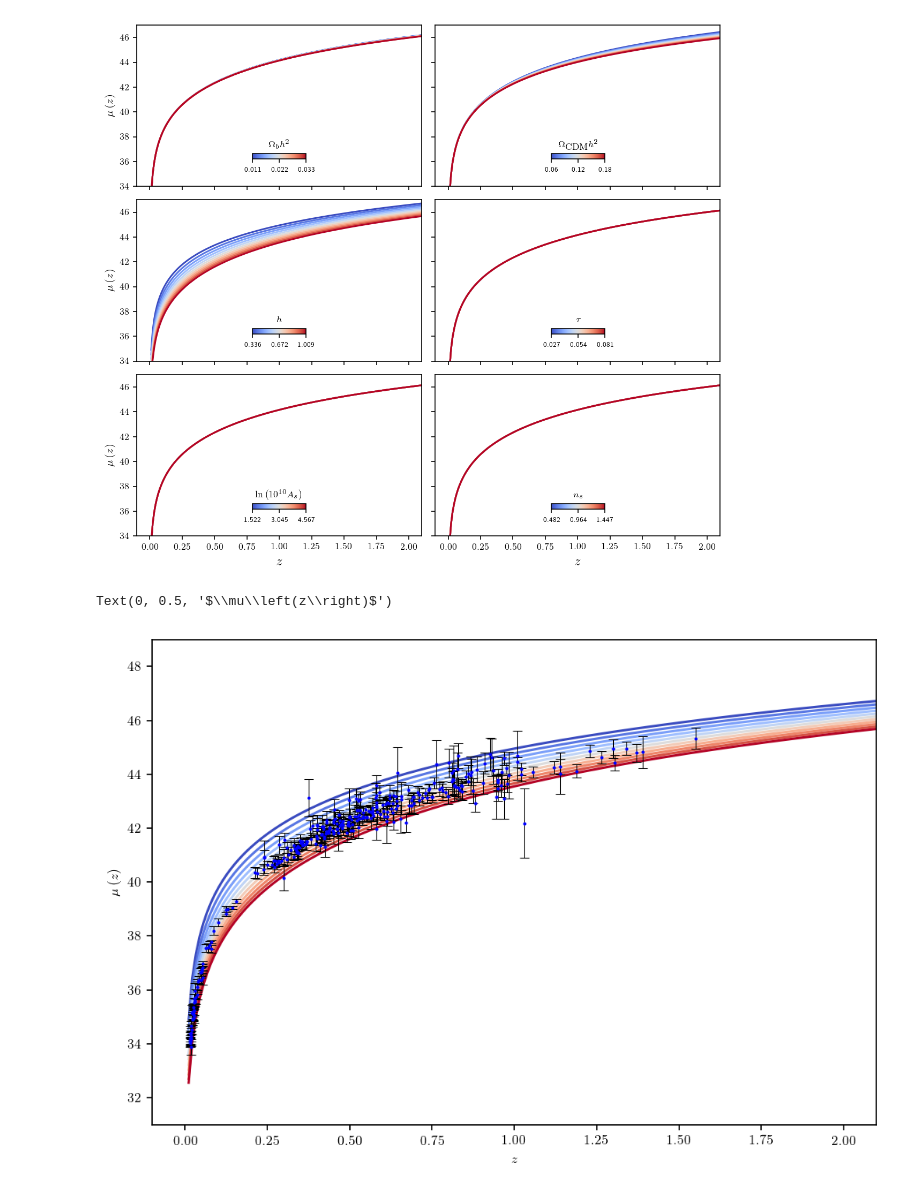
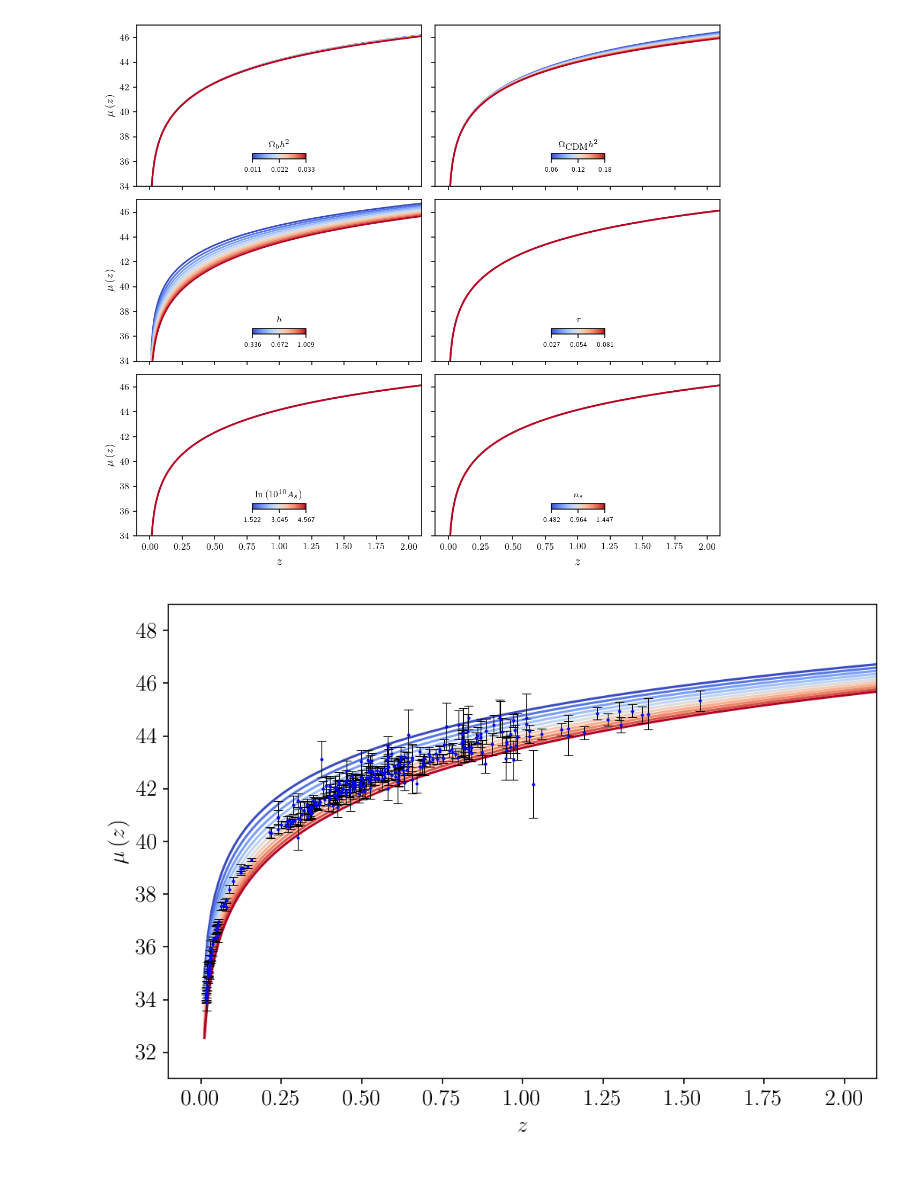
Before and after one commit to ChavezUriel/CosmoProj2, a Jupyter notebook: Plots_Notebook.ipynb, the cells around one changed output. Drawn from its saved outputs; the diff is of its cells as text; code cells hidden in the pictures.

```diff
--- a/plots.ipynb
+++ b/Plots_Notebook.ipynb
@@ -158,3 +162,34 @@ param_vars_plots(data_pk, 0, 1, nofunc,
                  cbar_coords=[177,200])
 # %% [output]
 [figure]
+# %%
+data = data_pk
+x_index = 0
+y_index = 1
+
+exp_m = np.loadtxt("pkmono.txt").T
+
+plt.rcParams.update({"font.size": 14})
+
+fig, ax = plt.subplots(figsize=[8,5], dpi=150)
+
+f_on_y = nofunc
+
+no_param = 4
+
+col = no_param % 2
+row = int(no_param/2)
+for i in range(n_vars*no_param,n_vars*(no_param+1)):
+    ax.plot(data[i][x_index],f_on_y(data[i][y_index]),color = scalarMap.to_rgba(mults[i-n_vars*no_param]))
+
+ax.errorbar(exp_m[0],exp_m[1]*0.75,yerr=exp_m[2],fmt='.',elinewidth=0.5,capthick=0.5,capsize=3,ecolor="k",color="b",ms=2,label=r"Experimental")
+
+#ax.plot(exp_mps[0],(exp_mps[2]+exp_mps[3]+exp_mps[4])*1e-1*3,'.',color="g",label=r"Experimental")
+
+ax.set_ylabel(r"$P_m(k)$ $\left[(h^{-1} \rm{Mpc})^{3}\right]$", fontsize=16)
+ax.set_xlabel(r"Wavenumber $k$ $\left[h \rm{Mpc}^{-1}\right]$", fontsize=16)
+ax.set_xscale("log")
+ax.set_yscale("log")
+
+plt.savefig("MATTER_exp.png")
+plt.rcParams.update({"font.size": 8})
@@ -175,26 +212,29 @@ param_vars_plots(data_bg, 0, 6, mu_func,
 # %%
 df_mu = pd.read_csv("mu.csv")
 z_exp = np.array(df_mu["z"])
 mu_exp = np.array(df_mu["mu"])
 error_exp = np.array(df_mu["error"])
+
+plt.rcParams.update({"font.size": 14})
+
 fig,ax = plt.subplots(figsize=(8,5.5),dpi=150)
 
 no_param = 2
 for i in range(n_vars*no_param,n_vars*(no_param+1)):
     ax.plot(data_bg[i][0], 5*np.log10(data_bg[i][6])+25, color = scalarMap.to_rgba(mults[i-n_vars*no_param]));
 ax.errorbar(z_exp,mu_exp,yerr=error_exp,fmt='.',elinewidth=0.5,capthick=0.5,capsize=3,ecolor="k",color="b",ms=2,label=r"Experimental")
 
 ax.set_ylim(31,49)
 ax.set_xlim(-0.1,2.1)
 
 #plt.xscale("log")
 #plt.yscale("log")
 
 #ax.grid()
 ax.set_xlabel(r"$z$")
 ax.set_ylabel(r"$\mu\left(z\right)$")
 #ax.set_title(r"Density parameters as functions of $z$")
-#plt.savefig("12.mulcdm.png")
+#plt.savefig("MD_exp.png")
+plt.rcParams.update({"font.size": 8})
 # %% [output]
-Text(0, 0.5, '$\\mu\\left(z\\right)$')
-[figure, old version]
+[figure, new version]
```
Also changed, not shown: parts of 2 cells of this notebook, 3 other files.
